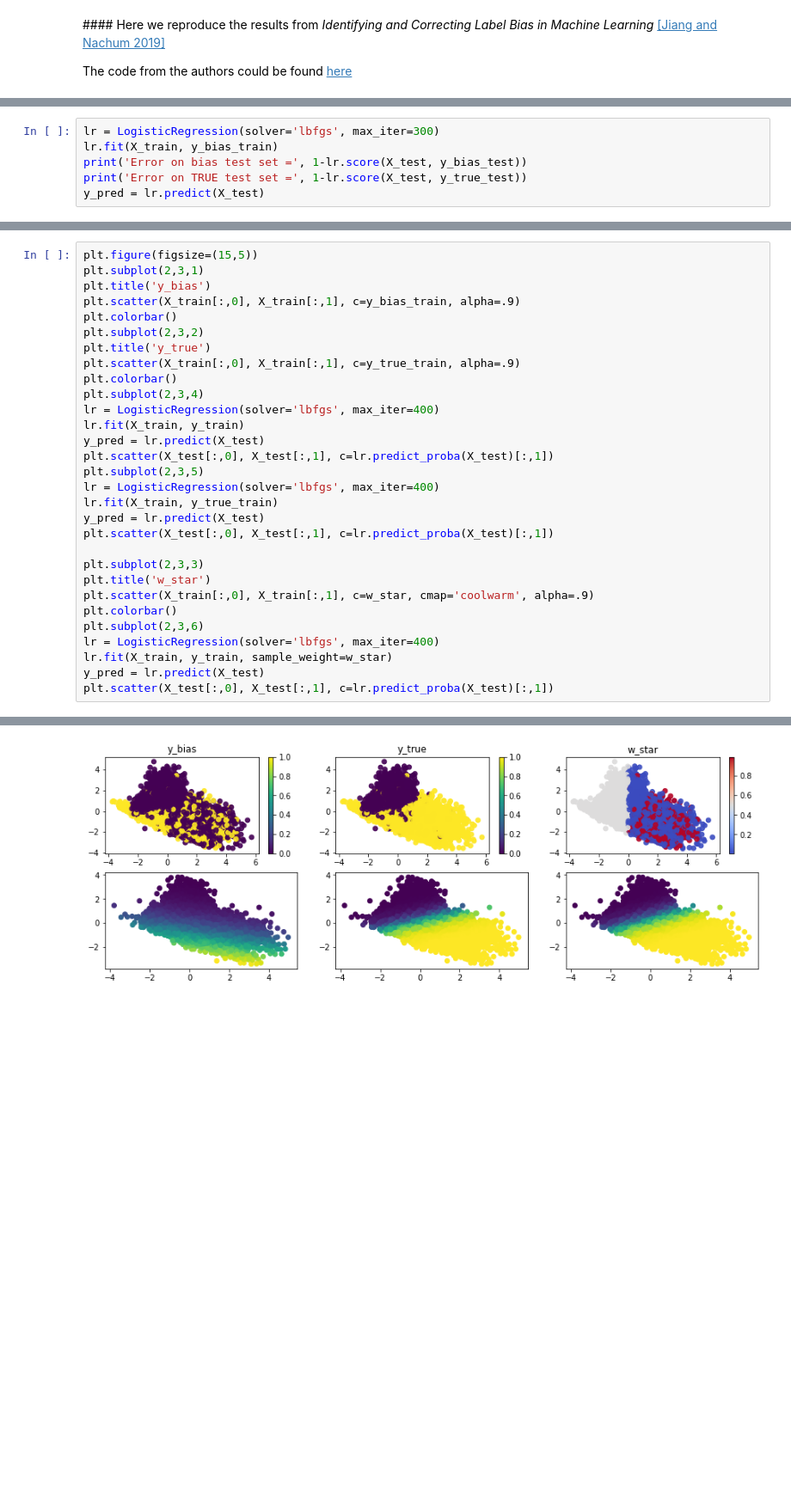
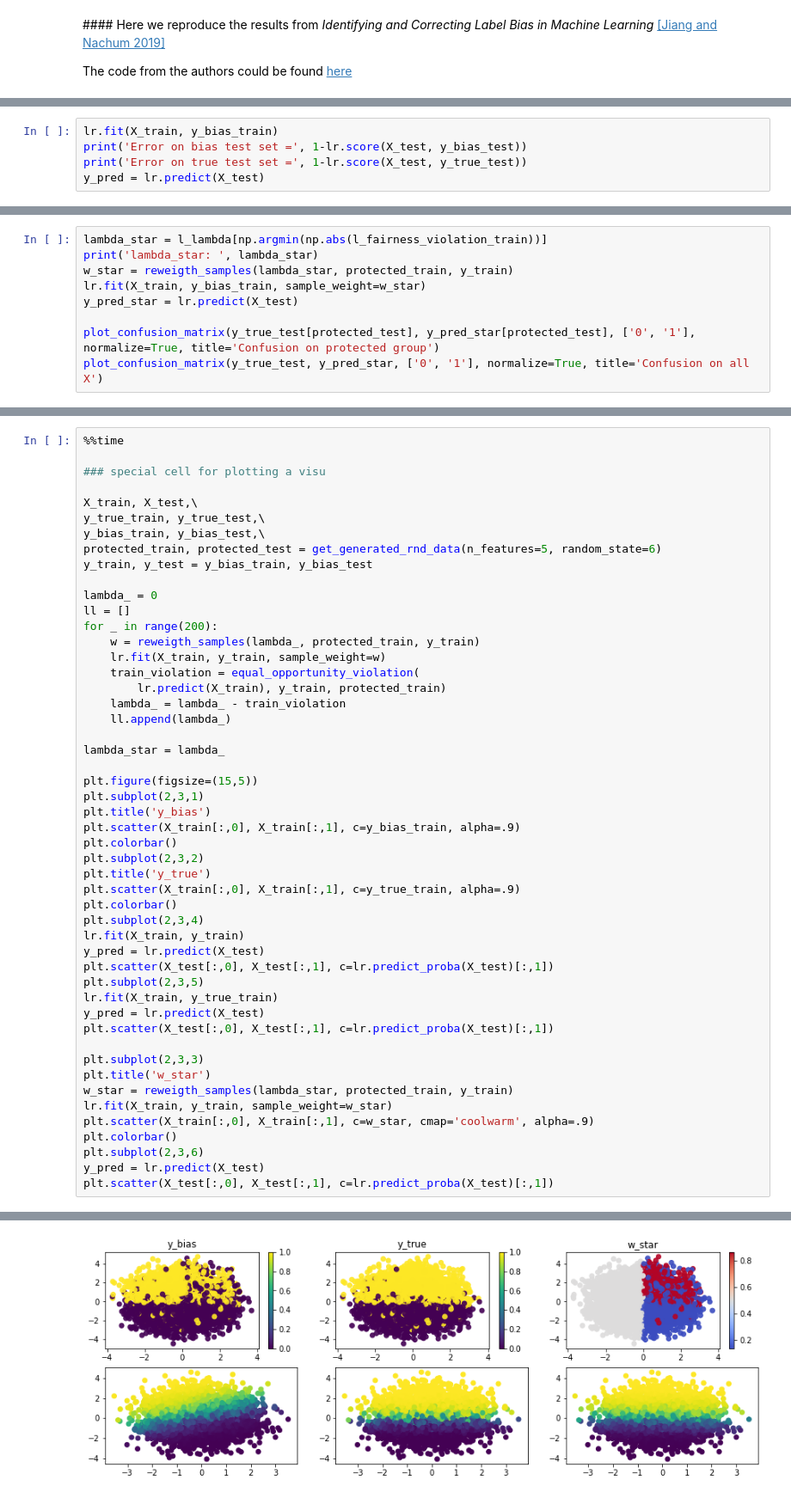
Before and after one commit to TwsThomas/fairness, a Jupyter notebook: fairness adult_sgd.ipynb, the cells around one changed output, grey strips where cells are left out. Shown at 86% size. Cells and saved outputs as stored; diff of their text form; blank space fills up the shorter version.

```diff
--- a/fairness adult_sgd.ipynb
+++ b/fairness adult_sgd.ipynb
@@ -286,7 +224,6 @@ y_train, y_test = y_bias_train, y_bias_test
 # %%
-lr = LogisticRegression(solver='lbfgs', max_iter=300)
 lr.fit(X_train, y_bias_train)
 print('Error on bias test set =', 1-lr.score(X_test, y_bias_test))
-print('Error on TRUE test set =', 1-lr.score(X_test, y_true_test))
+print('Error on true test set =', 1-lr.score(X_test, y_true_test))
 y_pred = lr.predict(X_test)
 # %% [output]
@@ -371,0 +287,9 @@ Error on TRUE test =     0.07399999999999995
+# %%
+lambda_star = l_lambda[np.argmin(np.abs(l_fairness_violation_train))]
+print('lambda_star: ', lambda_star)
+w_star = reweigth_samples(lambda_star, protected_train, y_train)
+lr.fit(X_train, y_bias_train, sample_weight=w_star)
+y_pred_star = lr.predict(X_test)
+
+plot_confusion_matrix(y_true_test[protected_test], y_pred_star[protected_test], ['0', '1'], normalize=True, title='Confusion on protected group')
+plot_confusion_matrix(y_true_test, y_pred_star, ['0', '1'], normalize=True, title='Confusion on all X')
@@ -372,4 +301,26 @@ Error on TRUE test =     0.07399999999999995
 # %%
+%%time
+
+### special cell for plotting a visu
+
+X_train, X_test,\
+y_true_train, y_true_test,\
+y_bias_train, y_bias_test,\
+protected_train, protected_test = get_generated_rnd_data(n_features=5, random_state=6)
+y_train, y_test = y_bias_train, y_bias_test
+
+lambda_ = 0
+ll = []
+for _ in range(200):
+    w = reweigth_samples(lambda_, protected_train, y_train)
+    lr.fit(X_train, y_train, sample_weight=w)
+    train_violation = equal_opportunity_violation(
+        lr.predict(X_train), y_train, protected_train)
+    lambda_ = lambda_ - train_violation
+    ll.append(lambda_)
+
+lambda_star = lambda_
+
 plt.figure(figsize=(15,5))
 plt.subplot(2,3,1)
 plt.title('y_bias')
@@ -380,23 +331,21 @@ plt.title('y_true')
 plt.scatter(X_train[:,0], X_train[:,1], c=y_true_train, alpha=.9)
 plt.colorbar()
 plt.subplot(2,3,4)
-lr = LogisticRegression(solver='lbfgs', max_iter=400)
 lr.fit(X_train, y_train)
 y_pred = lr.predict(X_test)
 plt.scatter(X_test[:,0], X_test[:,1], c=lr.predict_proba(X_test)[:,1])
 plt.subplot(2,3,5)
-lr = LogisticRegression(solver='lbfgs', max_iter=400)
 lr.fit(X_train, y_true_train)
 y_pred = lr.predict(X_test)
 plt.scatter(X_test[:,0], X_test[:,1], c=lr.predict_proba(X_test)[:,1])
 
 plt.subplot(2,3,3)
 plt.title('w_star')
+w_star = reweigth_samples(lambda_star, protected_train, y_train)
+lr.fit(X_train, y_train, sample_weight=w_star)
 plt.scatter(X_train[:,0], X_train[:,1], c=w_star, cmap='coolwarm', alpha=.9)
 plt.colorbar()
 plt.subplot(2,3,6)
-lr = LogisticRegression(solver='lbfgs', max_iter=400)
-lr.fit(X_train, y_train, sample_weight=w_star)
 y_pred = lr.predict(X_test)
 plt.scatter(X_test[:,0], X_test[:,1], c=lr.predict_proba(X_test)[:,1])
 # %% [output]
@@ -404 +355 @@ plt.scatter(X_test[:,0], X_test[:,1], c=lr.predict_proba(X_test)[:,1])
-[figure, old version]
+[figure, new version]
```
Also changed, not shown: parts of 35 cells of this notebook, 3 other files.
